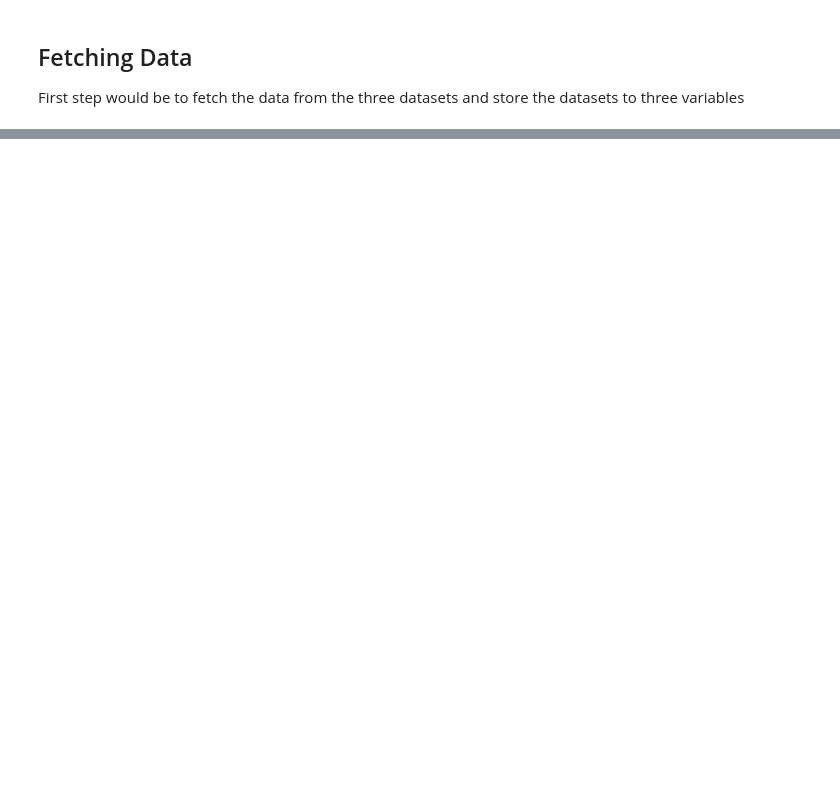
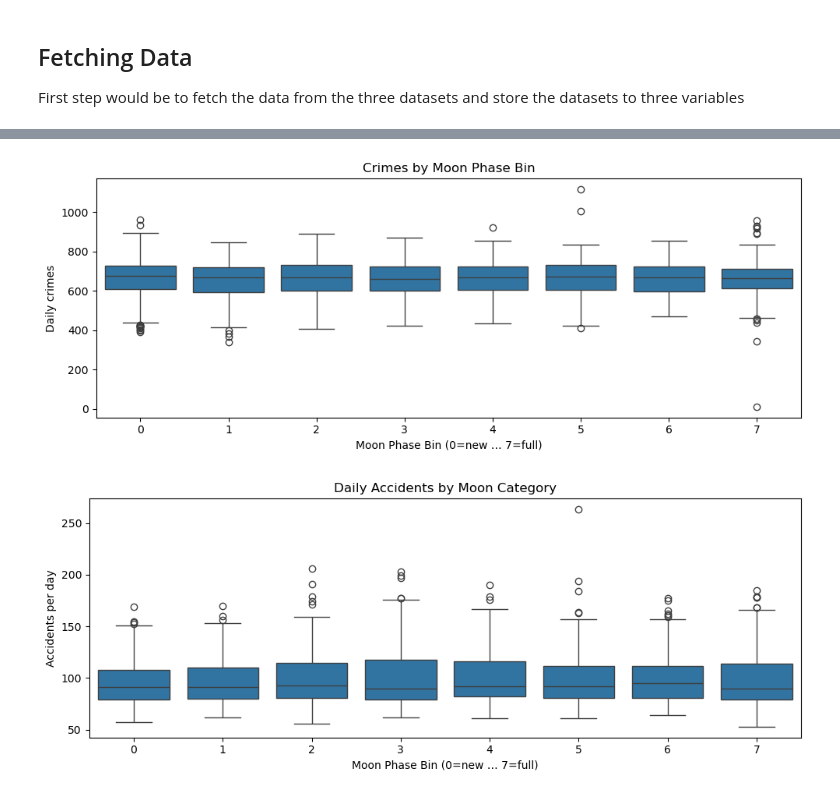
Before and after one commit to renatogoedert/PostdocAI, a Jupyter notebook: ProgrammingforAI/TABA/analysis.ipynb, the cells around one changed output, grey strips where cells are left out. Saved outputs shown, nothing was run; the diff lists cells and outputs as text; code cells hidden in the pictures; blank space fills up the shorter version.

```diff
--- a/ProgrammingforAI/TABA/analysis.ipynb
+++ b/ProgrammingforAI/TABA/analysis.ipynb
@@ -39,0 +108,42 @@ print("\n\nTraffic Dataset Columns:", acc_df.columns)
+# %%
+import seaborn as sns
+import matplotlib.pyplot as plt
+import numpy as np
+
+crimes_daily = crimes_df.groupby("date_only")["crime_count"].sum().reset_index().rename(columns={"date_only":"date"})
+acc_daily = accident_df.groupby("crash_date")["incidents_count"].sum().reset_index().rename(columns={"crash_date":"date"})
+
+crimes_daily["date"] = pd.to_datetime(crimes_daily["date"])
+acc_daily["date"] = pd.to_datetime(acc_daily["date"])
+moon_df["date"] = pd.to_datetime(moon_df["date"])
+
+merged = (
+    moon_df
+    .merge(crimes_daily, on="date", how="left")
+    .merge(acc_daily, on="date", how="left")
+)
+
+# Bin phase into 8 buckets (0–1 range)
+merged["phase_bin"] = pd.cut(merged["avg_phase"], bins=8, labels=False)
+
+# Boxplot by phase_bin
+plt.figure(figsize=(10,4))
+sns.boxplot(data=merged, x="phase_bin", y="crime_count")
+plt.title("Crimes by Moon Phase Bin")
+plt.xlabel("Moon Phase Bin (0=new … 7=full)")
+plt.ylabel("Daily crimes")
+plt.tight_layout()
+plt.show()
+
+# Boxplot by phase_bin
+plt.figure(figsize=(10, 4))
+sns.boxplot(data=merged, x="phase_bin", y="incidents_count")
+plt.title("Daily Accidents by Moon Category")
+plt.xlabel("Moon phase category")
+plt.xlabel("Moon Phase Bin (0=new … 7=full)")
+plt.ylabel("Accidents per day")
+plt.tight_layout()
+plt.show()
+# %% [output]
+[figure, added]
+[figure, added]
```
Also changed, not shown: parts of 7 cells of this notebook, 2 other files.
